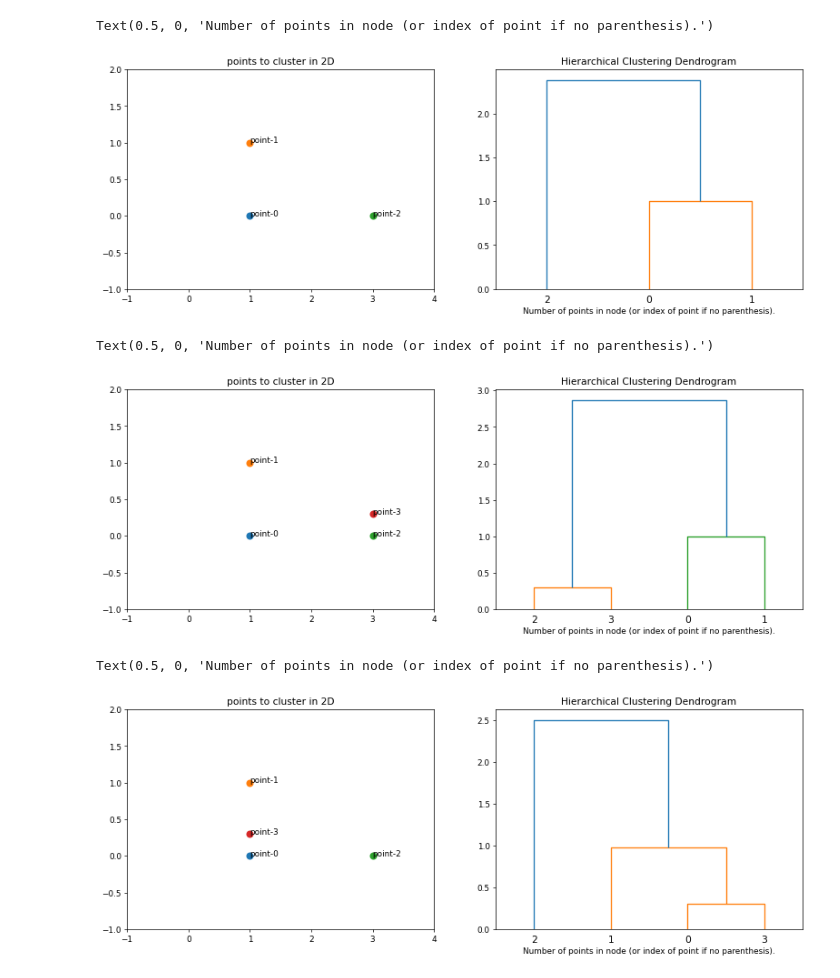
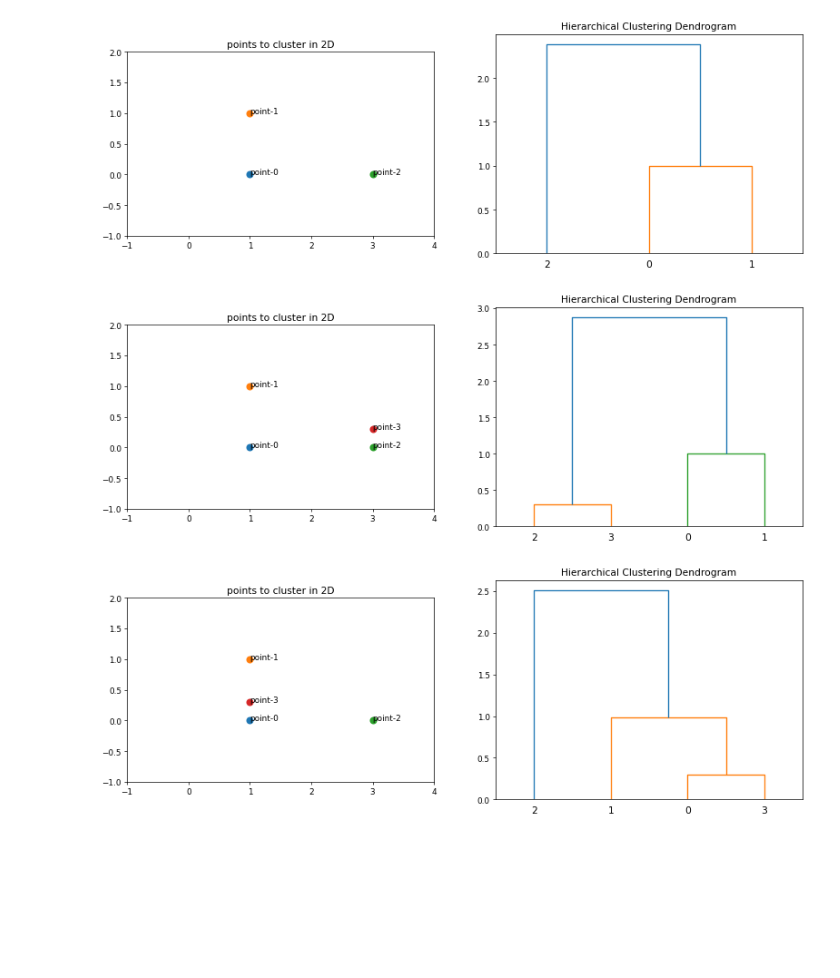
Before and after one commit to vplow/tmp_repo_useless, a Jupyter notebook: tmp_agglomerative_clustering.ipynb, the cells around one changed output. Drawn from its saved outputs; the diff is of its cells as text; code cells hidden in the pictures; blank space fills up the shorter version.

```diff
--- a/tmp_agglomerative_clustering.ipynb
+++ b/tmp_agglomerative_clustering.ipynb
@@ -31,34 +31,35 @@ def plot_dendrogram(model, **kwargs):
 # %%
 X = [[1, 0], # piont-0
      [1, 1], # point-1
      [3, 0]  # point-2
     ]
 X = np.asarray(X)
 
 model = AgglomerativeClustering(distance_threshold=0, n_clusters=None)
 
 model = model.fit(X)
 
 
 fig = plt.figure(figsize=(15,5), dpi=64, facecolor='w', edgecolor='k')
 
 ax = fig.add_subplot(121)
 ax.set_xlim([-1, 4])
 ax.set_ylim([-1, 2])
 plt.title("points to cluster in 2D")
 for i, elm in enumerate(X):
     plt.scatter(elm[0], elm[1], linewidths=3)
     plt.text(elm[0], elm[1], 'point-{}'.format(i))
-
+ratio = 3/5
+x_left, x_right = ax.get_xlim()
+y_low, y_high = ax.get_ylim()
+ax.set_aspect(abs((x_right-x_left)/(y_low-y_high))*ratio)
 
 ax = fig.add_subplot(122)
 plt.title("Hierarchical Clustering Dendrogram")
 # plot the top three levels of the dendrogram
 plot_dendrogram(model, truncate_mode="level", p=3)
-plt.xlabel("Number of points in node (or index of point if no parenthesis).")
 # %% [output]
-Text(0.5, 0, 'Number of points in node (or index of point if no parenthesis).')
-[figure, old version]
+[figure, new version]
 # %%
 X = [[1, 0], # piont-0
      [1, 1], # point-1
@@ -81,16 +82,17 @@ plt.title("points to cluster in 2D")
 for i, elm in enumerate(X):
     plt.scatter(elm[0], elm[1], linewidths=3)
     plt.text(elm[0], elm[1], 'point-{}'.format(i))
-
+ratio = 3/5
+x_left, x_right = ax.get_xlim()
+y_low, y_high = ax.get_ylim()
+ax.set_aspect(abs((x_right-x_left)/(y_low-y_high))*ratio)
 
 ax = fig.add_subplot(122)
 plt.title("Hierarchical Clustering Dendrogram")
 # plot the top three levels of the dendrogram
 plot_dendrogram(model, truncate_mode="level", p=3)
-plt.xlabel("Number of points in node (or index of point if no parenthesis).")
 # %% [output]
-Text(0.5, 0, 'Number of points in node (or index of point if no parenthesis).')
-[figure, old version]
+[figure, new version]
 # %%
 X = [[1, 0], # piont-0
      [1, 1], # point-1
@@ -110,16 +112,20 @@ ax = fig.add_subplot(121)
 ax.set_xlim([-1, 4])
 ax.set_ylim([-1, 2])
 plt.title("points to cluster in 2D")
+
 for i, elm in enumerate(X):
     plt.scatter(elm[0], elm[1], linewidths=3)
     plt.text(elm[0], elm[1], 'point-{}'.format(i))
+ratio = 3/5
+x_left, x_right = ax.get_xlim()
+y_low, y_high = ax.get_ylim()
+ax.set_aspect(abs((x_right-x_left)/(y_low-y_high))*ratio)
+# ax.set_aspect('equal')
 
 
 ax = fig.add_subplot(122)
 plt.title("Hierarchical Clustering Dendrogram")
 # plot the top three levels of the dendrogram
 plot_dendrogram(model, truncate_mode="level", p=3)
-plt.xlabel("Number of points in node (or index of point if no parenthesis).")
 # %% [output]
-Text(0.5, 0, 'Number of points in node (or index of point if no parenthesis).')
-[figure, old version]
+[figure, new version]
```
